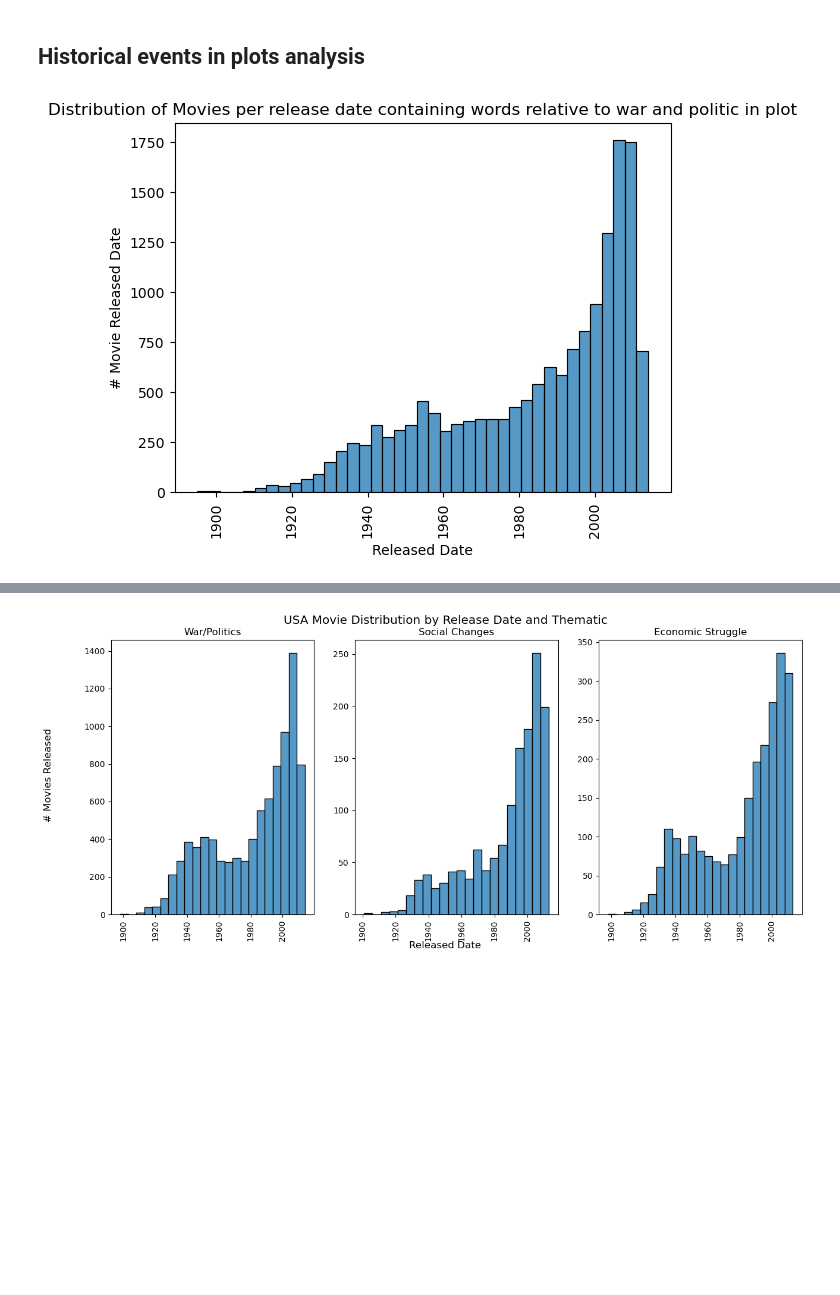
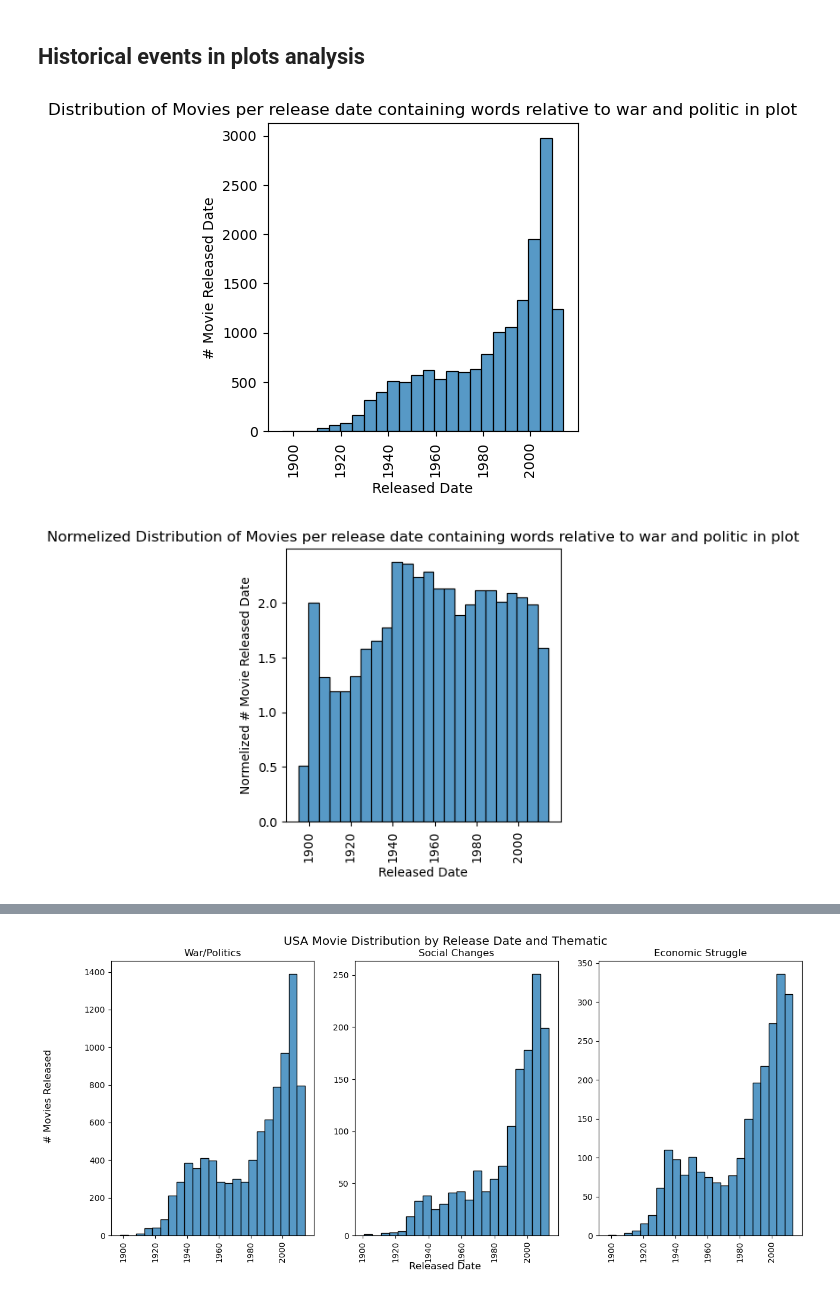
Before and after one commit to epfl-ada/ada-2024-project-spaghettisolution, a Jupyter notebook: results.ipynb, the cells around one changed output, grey strips where cells are left out. Drawn from its saved outputs; the diff is of its cells as text; code cells hidden in the pictures; blank space fills up the shorter version.

```diff
--- a/results.ipynb
+++ b/results.ipynb
@@ -352,10 +352,15 @@ See the caveats in the documentation: https://pandas.pydata.org/pandas-docs/stab
 [figure]
 # %% [markdown]
 ## Historical events in plots analysis
-# %%
-event_date_df = dw.filter_per_plot_date(movies_clean_df)
-gen_event_date_df = dw.hist_gen_event_date_plot(event_date_df)
-# %% [output]
-[figure, removed]
+# %%
+# dict reference for normalization
+plot_date_weight_dict =dw.dict_date_plot_weight(movies_clean_df)
+
+event_date_df = dw.filter_per_plot_date(movies_clean_df)
+gen_event_date_df = dw.hist_gen_event_date_plot(event_date_df)
+normelized_gen_event_date_df = dw.hist_gen_event_date_plot(event_date_df, normelized = True, dict_weight = plot_date_weight_dict)
+# %% [output]
+[figure, added]
+[figure, added]
 # %%
 # lets look now at this distribution but per country
```
Also changed, not shown: parts of 10 cells of this notebook, 1 other file.
